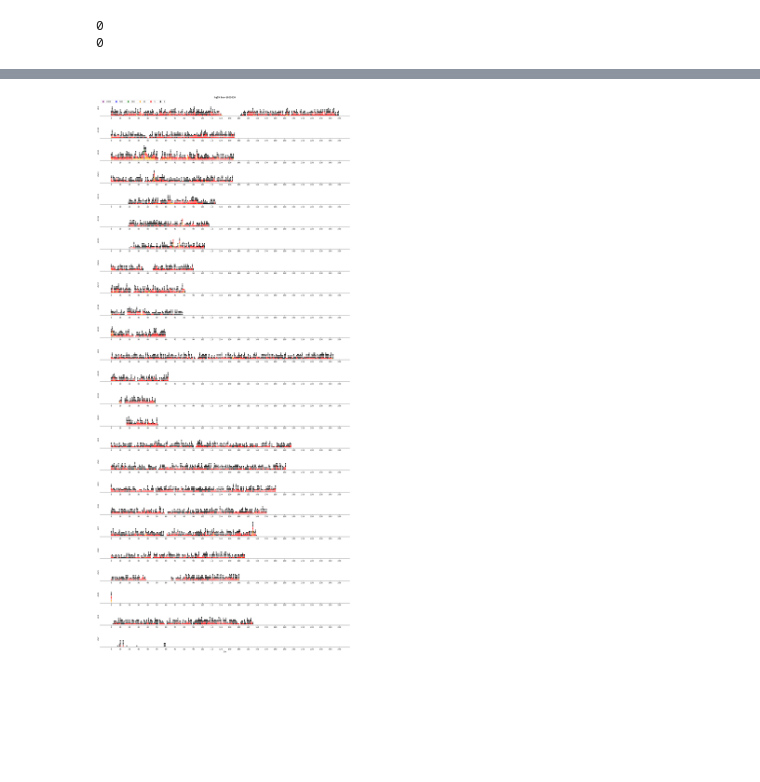
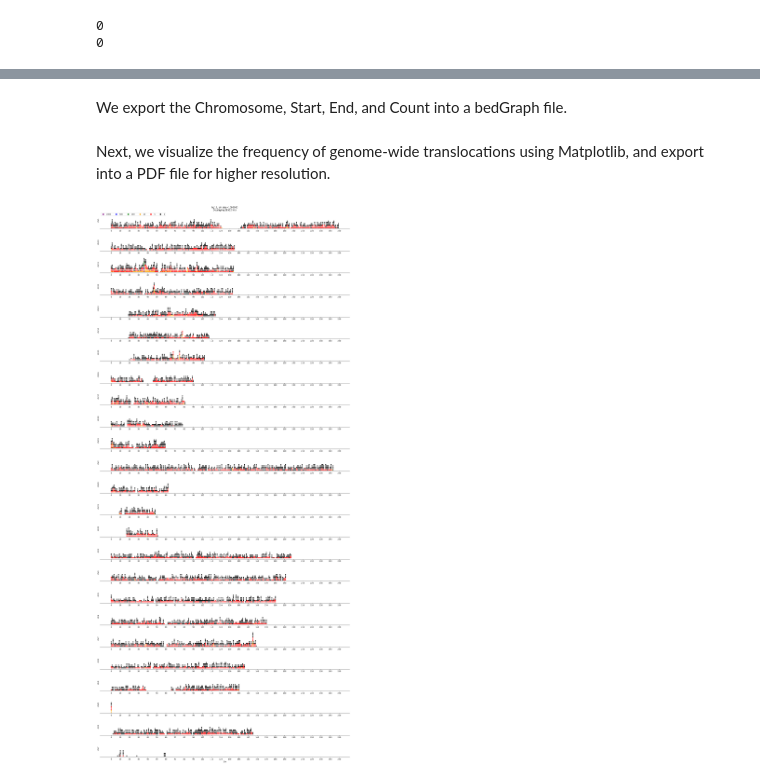
Before and after one commit to dnnguy23/translocation_sequence, a Jupyter notebook: analysis.ipynb, the cells around one changed output, grey strips where cells are left out. Drawn from its saved outputs; the diff is of its cells as text; code cells hidden in the pictures; blank space fills up the shorter version.

Commit message:
add bin count

```diff
--- a/analysis.ipynb
+++ b/analysis.ipynb
@@ -139,12 +108,18 @@ chromosomes
 bin_size=1000000
 newdf = df.copy(deep=True)
 newdf['bin'] = newdf['Junction'] // bin_size
-bin_counts = pd.DataFrame(columns = ['Chrom', 'Bin', 'Count'])
+bin_counts = pd.DataFrame(columns = ['Chrom', 'Bin', 'Count', 'Start', 'End'])
 
 for chrom_name, chrom_length in chromosomes.items():
     chrom_df = newdf[newdf['Rname'] == chrom_name]
     bins = chrom_df.groupby('bin').groups.keys()
     counts = chrom_df.groupby('bin')['Qname'].count()
-    bin_counts = pd.concat([bin_counts, pd.DataFrame({'Chrom': chrom_name, 'Bin': bins, 'Count': counts})])
-bin_counts
+
+    chrom_count_df = pd.DataFrame({'Chrom': chrom_name, 'Bin': bins, 'Count': counts})
+    chrom_count_df['Start'] = chrom_count_df['Bin']*bin_size
+    chrom_count_df['End'] = np.where((chrom_count_df['Bin']+1)*bin_size <= chrom_length,
+                                     (chrom_count_df['Bin']+1)*bin_size, chrom_length)
+    bin_counts = pd.concat([bin_counts, chrom_count_df])
+
+bin_counts.tail(20)
 # %% [output]
@@ -164,7 +142,0 @@ bin_counts
-# %%
-bin_counts['Start'] = bin_counts['Bin']*bin_size
-bin_counts['End']=(bin_counts['Bin']+1)*bin_size-1
-bin_counts = bin_counts.drop('Bin', axis=1)
-bin_counts = bin_counts.reindex(columns=['Chrom', 'Start', 'End', 'Count'])
-# write bin counts to bedGraph file
-bin_counts.to_csv('output_bin_count.bg', sep="\t", index=False, header=False)
@@ -194,0 +160,11 @@ bin_counts.to_csv('output_bin_count.bg', sep="\t", index=False, header=False)
+# %%
+# statistics per chromosome
+for chrom_name, chrom_length in chromosomes.items():
+    chrom_df = bin_counts[bin_counts['Chrom'] == chrom_name]
+    print(f'{chrom_name}')
+    print(f'\tLength: {chrom_length}')
+    print('\tBin: ', chrom_df['Chrom'].count())
+    print('\tTranslocation: ', chrom_df['Count'].sum())
+    print('\tMaximal count: ', chrom_df['Count'].max())
+    print('\tMinimal count: ', chrom_df['Count'].min())
+    print('\tAverage count: ', chrom_df['Count'].mean())
@@ -194,0 +189,2 @@ bin_counts.to_csv('output_bin_count.bg', sep="\t", index=False, header=False)
+# %% [markdown]
+We export the Chromosome, Start, End, and Count into a bedGraph file.
@@ -195,3 +195,5 @@ bin_counts.to_csv('output_bin_count.bg', sep="\t", index=False, header=False)
+# %% [markdown]
+Next, we visualize the frequency of genome-wide translocations using Matplotlib, and export into a PDF file for higher resolution.
 # %%
 color_map = {
         2000: 'purple',
@@ -222,35 +224,35 @@ def dot_plot_splitv2(data, color_map, chromosomes, title="Hit map", bin_size=100
         sub_data = np.array(sub_data)
         for value, freq in zip(sub_data[:,0], sub_data[:,1]):
             display_counts = display_count(freq, color_map)
             for i, count in enumerate(display_counts):
                 axes[index].plot([value]*count, list(range(sum(display_counts[:i]), sum(display_counts[:(i+1)]))),
                         '8', ms=4.5, linestyle='', c=list(color_map.values())[i])
 
         # show y-axis labels and ticks
         for spine in ['top', 'left', 'right']:
             axes[index].spines[spine].set_visible(False)
         axes[index].set_ylim(-1, 12)
         axes[index].set_yticks([])
         axes[index].set_ylabel(chrom_name)
         axes[index].xaxis.set_tick_params(which='both', labelbottom=True)
 
     # # show x-axis and title
     axes[0].set_title(title)
     axes[-1].set_xticks(np.arange(0, math.ceil(max(chromosomes.values())//bin_size)+2, 10))
     axes[-1].set_xlabel('Bin')
 
     # legend
     symbols = []
     for max_val, color in color_map.items():
         symbols.append(lines.Line2D([], [], color=color, marker='8', linestyle='None',
                         ms=8, label=max_val))
     axes[0].legend(handles=symbols, loc='upper left', ncol = 6)
 
     plt.tight_layout()
-    plt.savefig('bin_count_plot.pdf')
+    plt.savefig(f'bin_count/bin_count_{bin_size//1000000}Mb_plot.pdf')
 
-input_data = pd.read_csv('bin_count.tsv', delimiter="\t", header=None)
-input_data = input_data.rename(columns={0: "Chrom", 1: "Bin", 2: "Count"})
-dot_plot_splitv2(input_data, color_map, chromosomes, f'hg19, bin={bin_size}', bin_size=1000000)
+input_data = bin_counts[['Chrom', 'Bin', 'Count']]
+display_hit_count = bin_counts['Count'].sum()
+dot_plot_splitv2(input_data, color_map, chromosomes, f'hg19, bin size={bin_size}\nDisplaying {display_hit_count} hits', bin_size)
 # %% [output]
-[figure, old version]
+[figure, new version]
```
Also changed, not shown: parts of 24 cells of this notebook, 7 other files.
